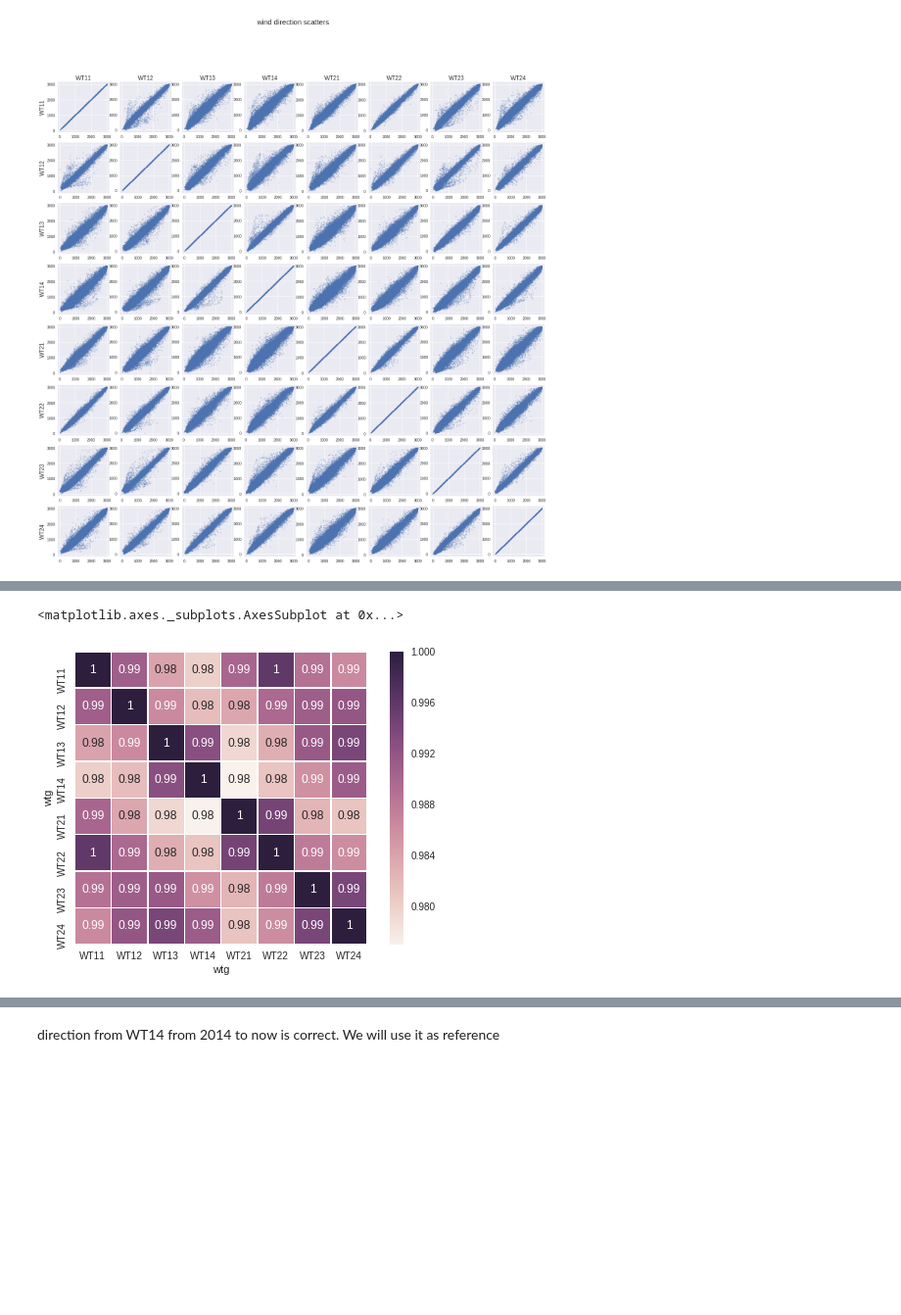
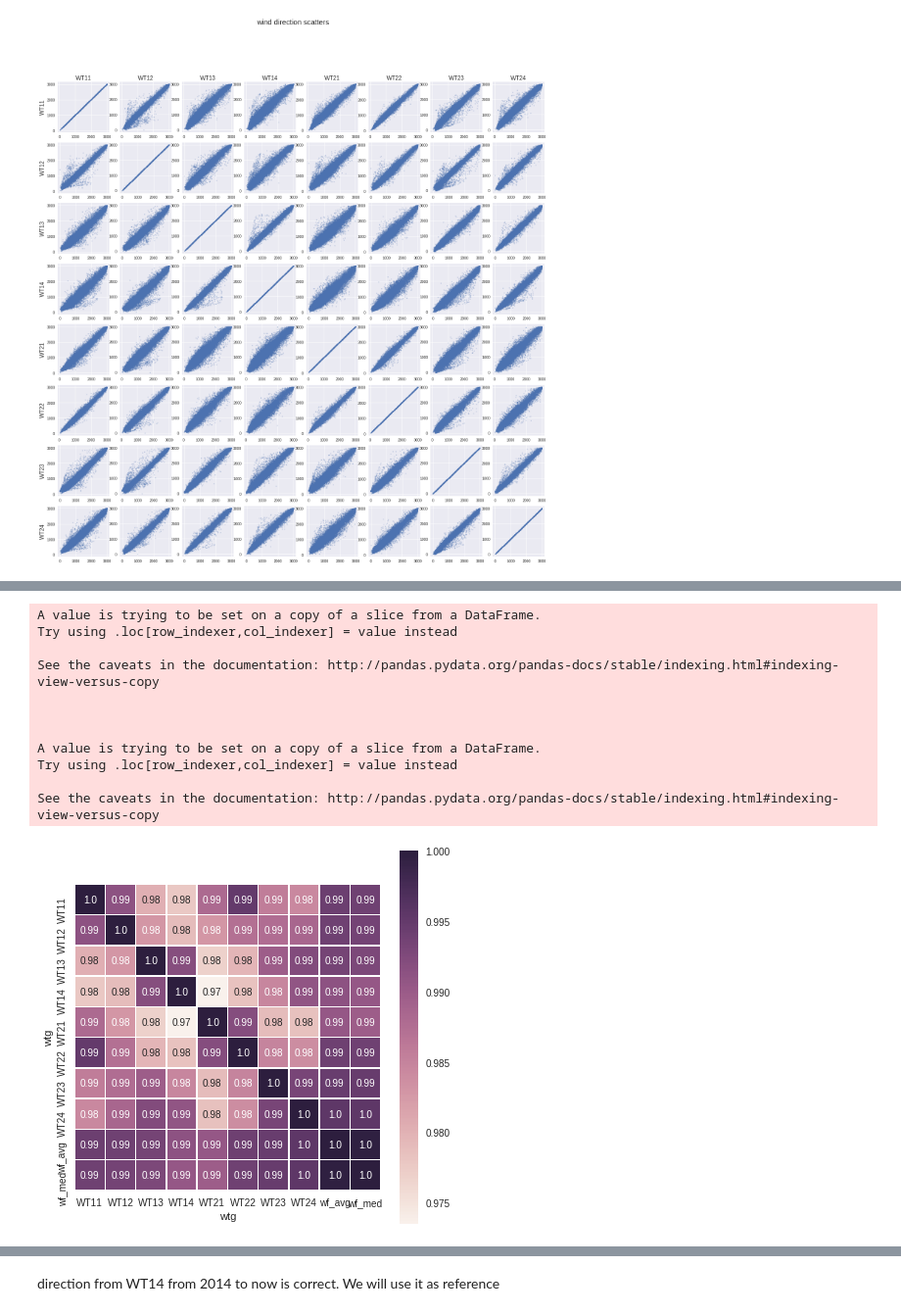
Before and after one commit to Umercia/wind_power, a Jupyter notebook: wind_farm_power_prediction.ipynb, the cells around one changed output, grey strips where cells are left out. Shown at 98% size. Cells and saved outputs as stored; diff of their text form; code cells hidden in the pictures; blank space fills up the shorter version.

```diff
--- a/wind_farm_power_prediction.ipynb
+++ b/wind_farm_power_prediction.ipynb
@@ -703,30 +662,26 @@ A.head()
 # %%
-# multi var plots
+# Inter turbine Direction plot
 
 # Inputs
+mask = wtg_df["valid"] == 1
+wtg_df2 = wtg_df.loc[mask,:].unstack(level=0)  # pass WTG index in columns + keep valid data
+
 start = "2016-01-01 00:00:00"
 end = "2016-12-30 00:00:00"
-B = A.loc[start:end,:]
-mask = B.loc[:,("ws_avg","WT11")] > 5
+X = wtg_df2.loc[start:end,:]
+mask = X.loc[:,("ws_avg","WT11")] > 5
+feature= ["wd_avg"]
 
 
-# wtgs = wtg_df.index.levels[0].tolist()
-wtgs = ['WT11', 'WT12', 'WT13', 'WT14', 'WT21', 'WT22', 'WT23', 'WT24']
-n_wtgs = len(wtgs)
-
-
-feature= ["wd_avg"]
-
+#plot
 plt.figure(figsize=(n_wtgs*3, n_wtgs*3))
 plt.suptitle("wind direction scatters", size = 20)
-
 n = 1
 for i, wtg1 in enumerate(wtgs):
-
     for j, wtg2 in enumerate(wtgs):
         plt.subplot(n_wtgs, n_wtgs, n )
-        plt.scatter(x=B.loc[mask,(feature, wtg1)],
-                    y=B.loc[mask,(feature, wtg2)],
+        plt.scatter(x=X.loc[mask,(feature, wtg1)],
+                    y=X.loc[mask,(feature, wtg2)],
                     alpha=0.3,
                     s=5)
         if i == 0 :
@@ -855,11 +787,27 @@ plt.show()
 # %%
 # correlation matrix o Pwr
 import seaborn as sns
-pwr = B.loc[:,("pwr_avg")]
+# Inputs
+pwr = wtg_df2.loc[:,("pwr_avg")]
+pwr["wf_avg"] = pwr.mean(axis=1)
+pwr["wf_med"] = pwr.median(axis=1) ## FAUX car il prend en compte la nouevlle col avg
 corr = pwr.corr()
-corr.head()
-sns.heatmap(corr, square=True, annot=True, linewidth=0.5)
+
+# plot
+plt.figure(figsize=(7, 7))
+sns.heatmap(corr, square=True, annot=True, linewidth=0.5, fmt = ".2")
+plt.show()
 # %% [output]
-<matplotlib.axes._subplots.AxesSubplot at 0x...>
+A value is trying to be set on a copy of a slice from a DataFrame.
+Try using .loc[row_indexer,col_indexer] = value instead
+
+See the caveats in the documentation: http://pandas.pydata.org/pandas-docs/stable/indexing.html#indexing-view-versus-copy
+
+
+
+A value is trying to be set on a copy of a slice from a DataFrame.
+Try using .loc[row_indexer,col_indexer] = value instead
+
+See the caveats in the documentation: http://pandas.pydata.org/pandas-docs/stable/indexing.html#indexing-view-versus-copy
-[figure, old version]
+[figure, new version]
 # %%
```
Also changed, not shown: parts of 51 cells of this notebook.
